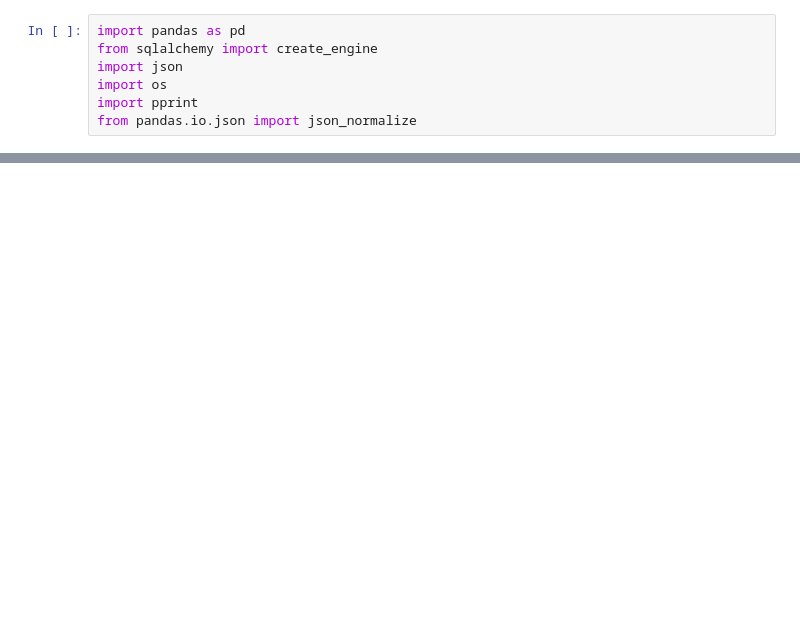
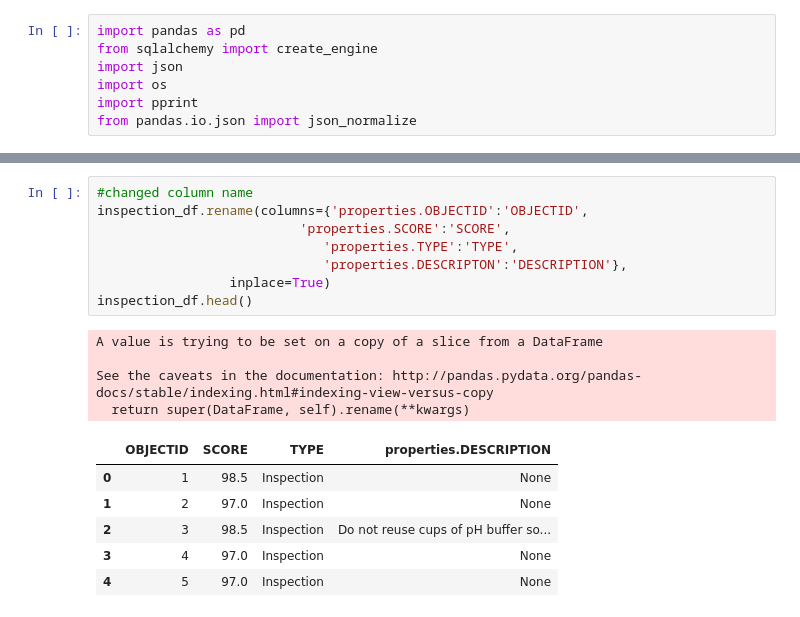
Before and after one commit to licia858/ETLProject, a Jupyter notebook: ETL Project.ipynb, the cells around one changed output, grey strips where cells are left out. Drawn from its saved outputs; the diff is of its cells as text; blank space fills up the shorter version.

```diff
--- a/ETL Project.ipynb
+++ b/ETL Project.ipynb
@@ -65,0 +101,19 @@ KeyError: "Try running with errors='ignore' as key 'OBJECTID' is not always pres
+# %%
+#changed column name
+inspection_df.rename(columns={'properties.OBJECTID':'OBJECTID',
+                          'properties.SCORE':'SCORE',
+                             'properties.TYPE':'TYPE',
+                             'properties.DESCRIPTON':'DESCRIPTION'},
+                 inplace=True)
+inspection_df.head()
+# %% [output]
+A value is trying to be set on a copy of a slice from a DataFrame
+
+See the caveats in the documentation: http://pandas.pydata.org/pandas-docs/stable/indexing.html#indexing-view-versus-copy
+  return super(DataFrame, self).rename(**kwargs)
+|  | OBJECTID | SCORE | TYPE | properties.DESCRIPTION |
+| 0 | 1 | 98.5 | Inspection | None |
+| 1 | 2 | 97.0 | Inspection | None |
+| 2 | 3 | 98.5 | Inspection | Do not reuse cups of pH buffer so... |
+| 3 | 4 | 97.0 | Inspection | None |
+| 4 | 5 | 97.0 | Inspection | None |
```
Also changed, not shown: parts of 7 cells of this notebook.
